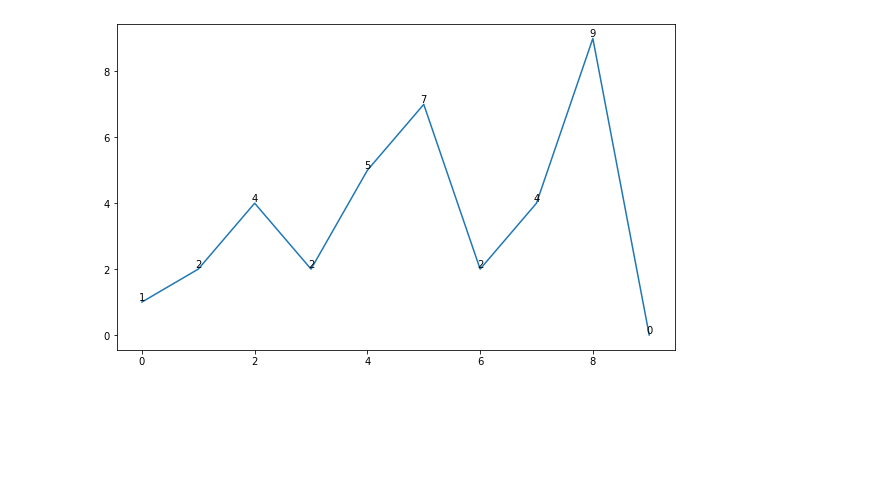
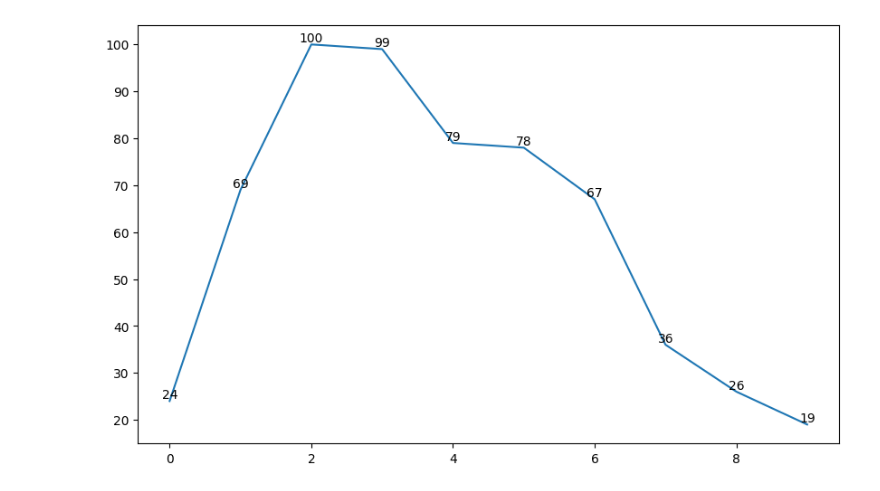
Before and after one commit to Leezed525/pytorch_toy, a Jupyter notebook: line_chart.ipynb, the cells around one changed output. Drawn from its saved outputs; the diff is of its cells as text; code cells hidden in the pictures; blank space fills up the shorter version.

```diff
--- a/line_chart.ipynb
+++ b/line_chart.ipynb
@@ -5,13 +5,13 @@
 # %%
 import matplotlib.pyplot as plot
 
 
 # 根据数组绘制折线图并在每个点上显示数字
 plot.figure(figsize=(10, 6))
-arr = [1,2,4,2,5,7,2,4,9,0]
+arr = [24,69,100,99,79,78,67,36,26,19]
 plot.plot(arr)
 for i in range(len(arr)):
     plot.text(i, arr[i], arr[i], ha='center', va='bottom')
 plot.show()
 # %% [output]
-[figure, old version]
+[figure, new version]
```
Also changed, not shown: 3 other files.
